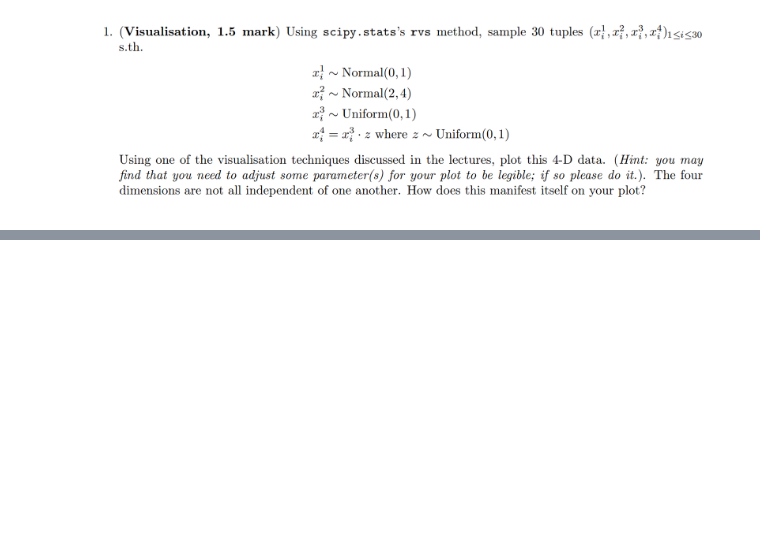
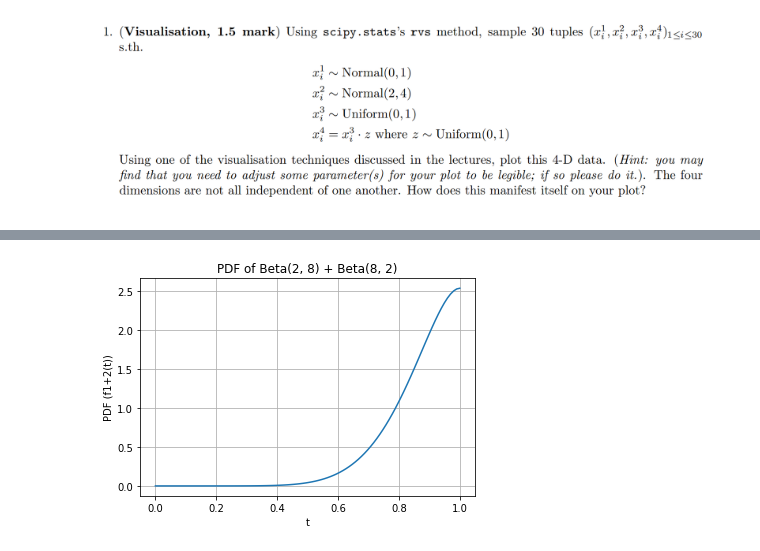
Before and after one commit to kianahs/Statistics, a Jupyter notebook: LAB2/Untitled.ipynb, the cells around one changed output, grey strips where cells are left out. Drawn from its saved outputs; the diff is of its cells as text; code cells hidden in the pictures; blank space fills up the shorter version.

```diff
--- a/LAB2/Untitled.ipynb
+++ b/LAB2/Untitled.ipynb
@@ -42,0 +60,30 @@ plt.show()
+# %%
+from scipy.integrate import quad
+
+# Define the range for t values
+t_values = np.linspace(0, 1, 100)
+
+# Create an empty list to store the PDF values
+pdf_values = []
+
+# Define the integrand function
+def integrand_beta_sum(x, t):
+    f1 = stats.beta.pdf(x, a=2, b=8)
+    f2 = stats.beta.pdf(t - x, a=8, b=2)
+    result = f1 * f2
+    return result
+
+# Compute the PDF at each t value using quad
+for t in t_values:
+    pdf, _ = quad(integrand_beta_sum, 0, 1, args=(t,))
+    pdf_values.append(pdf)
+
+# Plot the results
+plt.plot(t_values, pdf_values)
+plt.xlabel('t')
+plt.ylabel('PDF (f1+2(t))')
+plt.title('PDF of Beta(2, 8) + Beta(8, 2)')
+plt.grid(True)
+plt.show()
+# %% [output]
+[figure, added]
```
Also changed, not shown: parts of 9 cells of this notebook.
